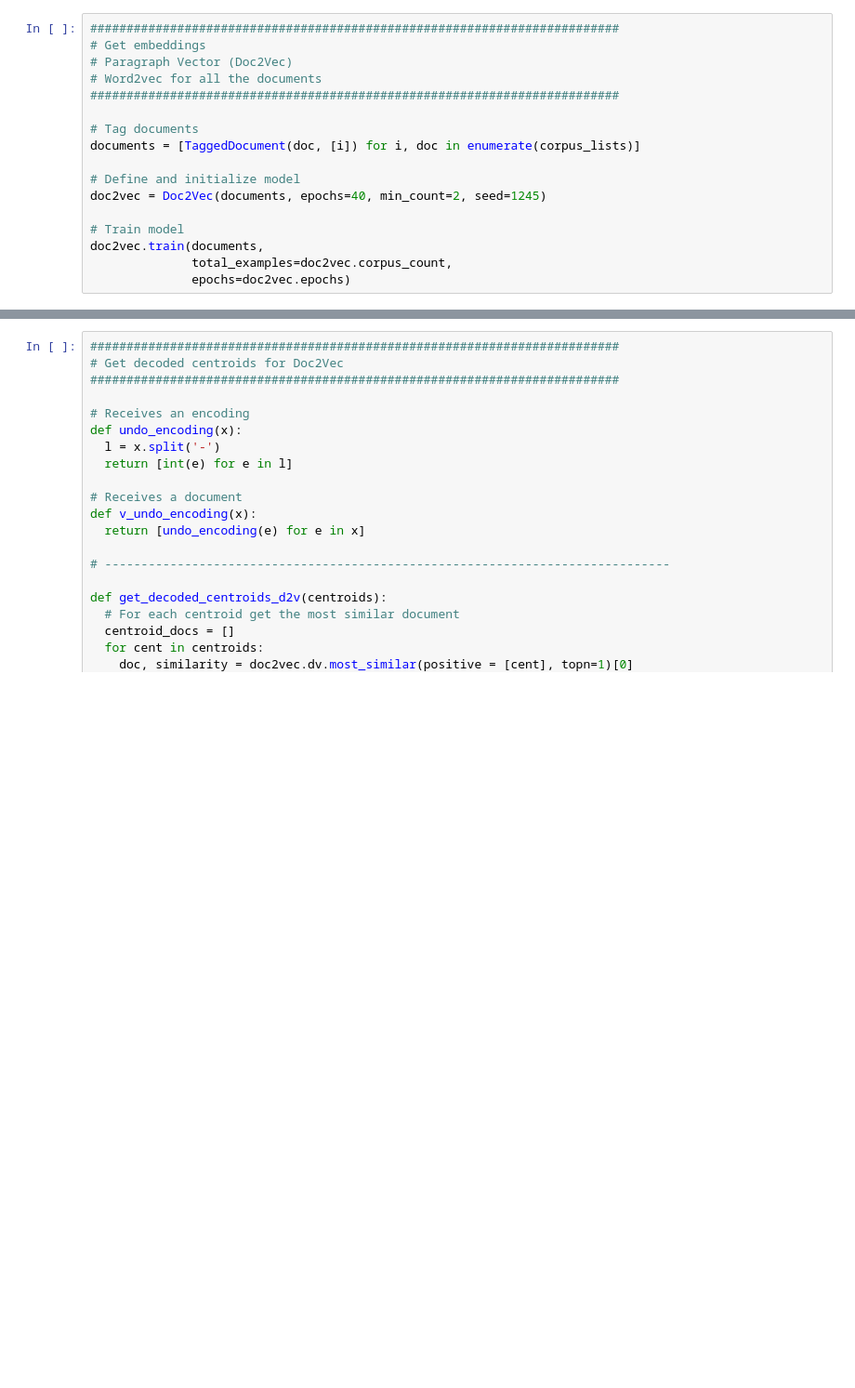
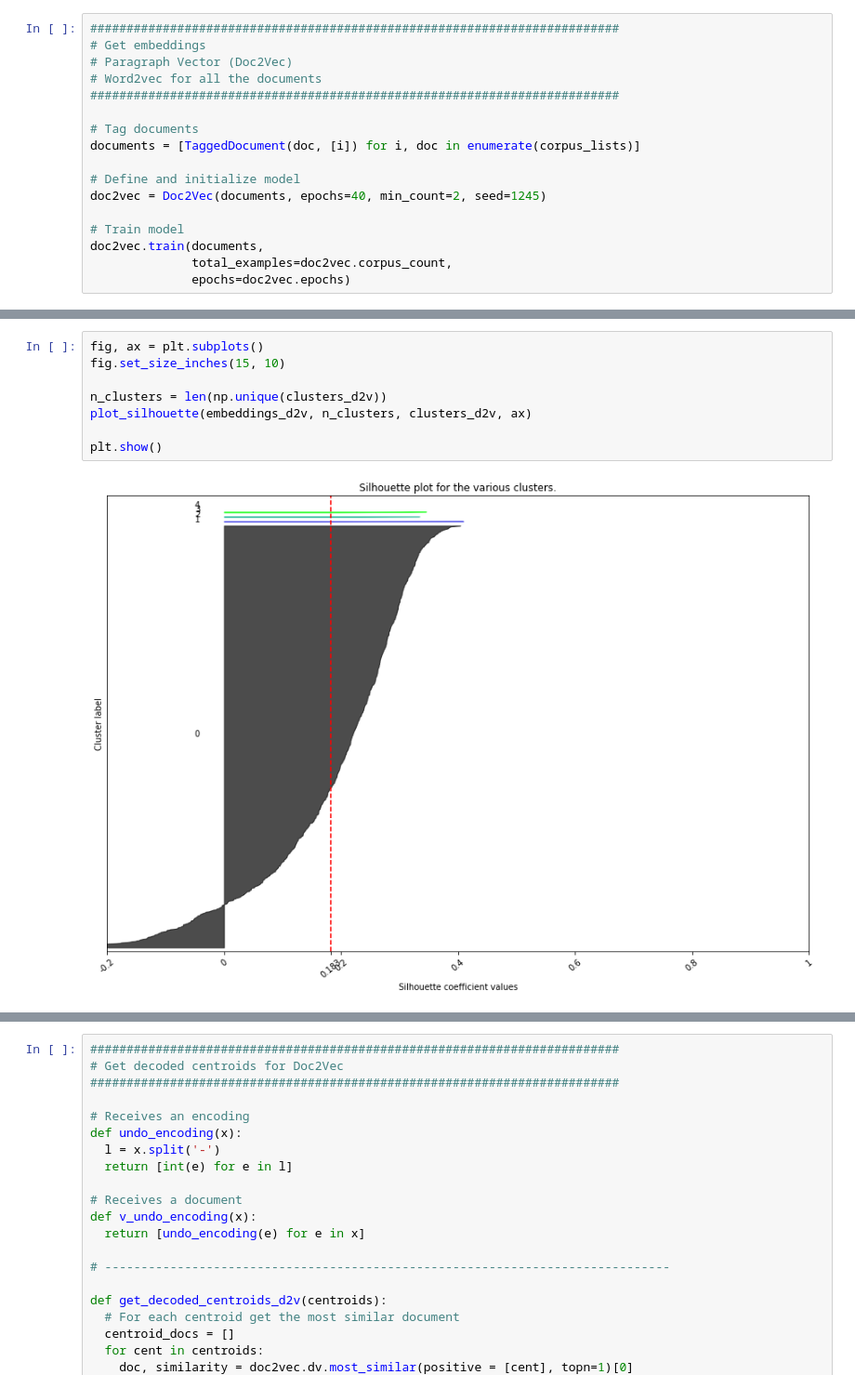
Before and after one commit to UGR-IntelligentSystemsGroup/Driver-Assistance-System, a Jupyter notebook: clustering/IMLAP_Clustering.ipynb, the cells around one changed output, grey strips where cells are left out. Shown at 93% size. Drawn from its saved outputs; the diff is of its cells as text; blank space fills up the shorter version.

```diff
--- a/clustering/IMLAP_Clustering.ipynb
+++ b/clustering/IMLAP_Clustering.ipynb
@@ -369,0 +449,10 @@ print(clusters_d2v)
+# %%
+fig, ax = plt.subplots()
+fig.set_size_inches(15, 10)
+
+n_clusters = len(np.unique(clusters_d2v))
+plot_silhouette(embeddings_d2v, n_clusters, clusters_d2v, ax)
+
+plt.show()
+# %% [output]
+[figure, added]
```
Also changed, not shown: parts of 21 cells of this notebook.
